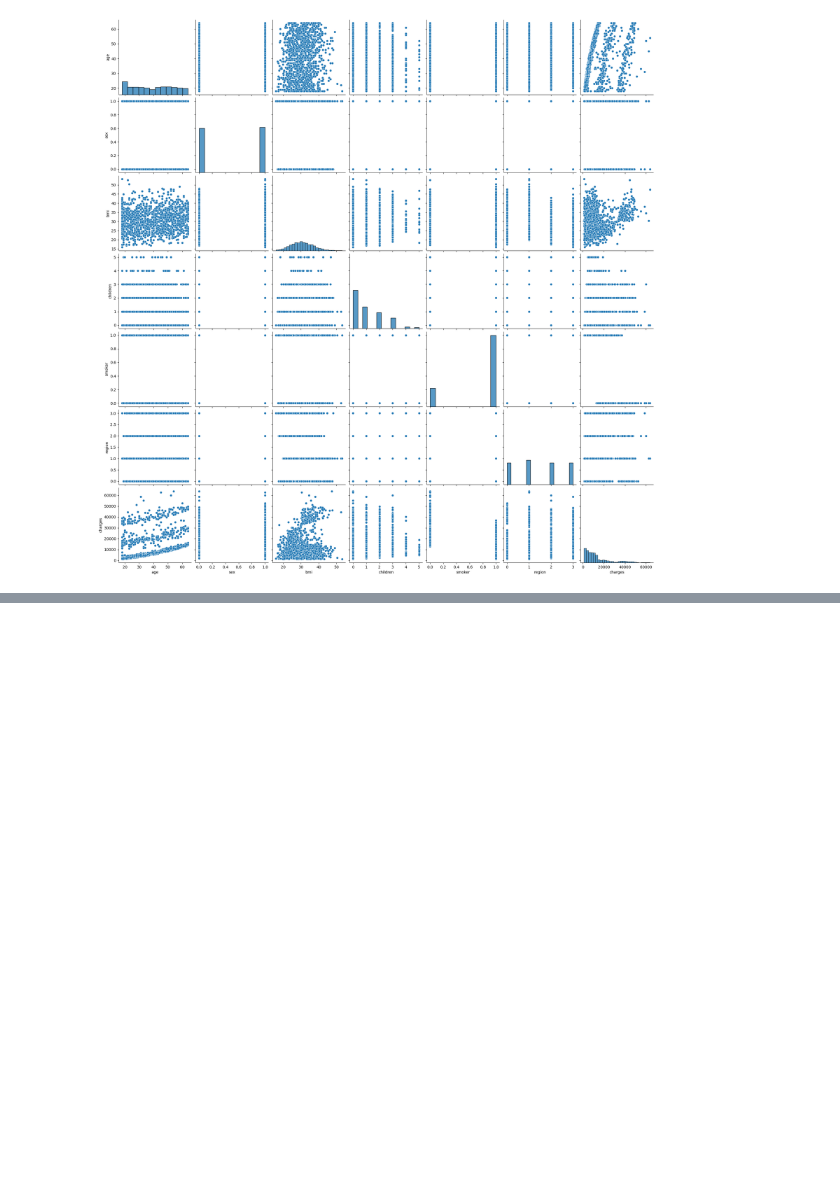
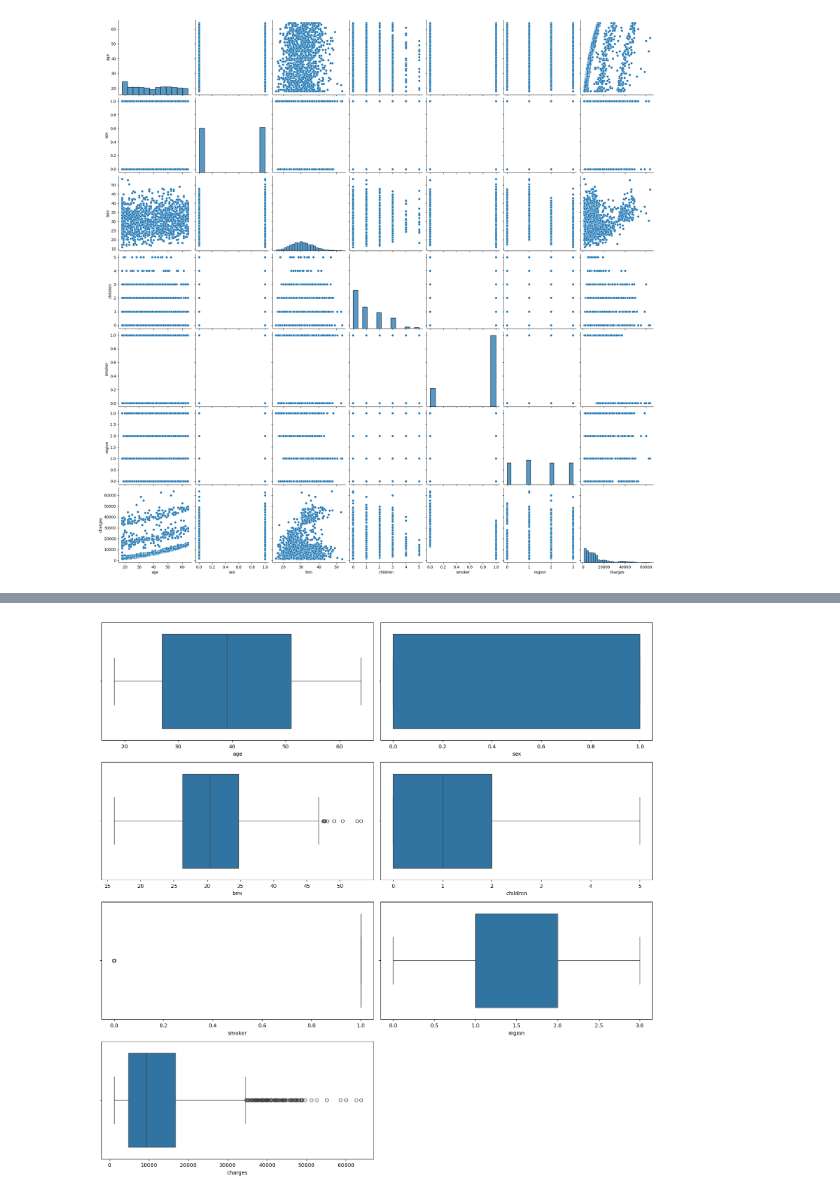
Before and after one commit to Fer-romer/Fer-romer-Linear-Regression, a Jupyter notebook: src/explore.ipynb, the cells around one changed output, grey strips where cells are left out. Cells and saved outputs as stored; diff of their text form; code cells hidden in the pictures; blank space fills up the shorter version.

```diff
--- a/src/explore.ipynb
+++ b/src/explore.ipynb
@@ -418,0 +436,40 @@ sns.pairplot(filt_df, height=3, diag_kind='hist')
+# %%
+fig, axes = plt.subplots(4, 2, figsize = (15, 15))
+
+
+sns.boxplot(ax = axes[0, 0],
+                data = filt_df,
+                    x = "age")
+sns.boxplot(ax = axes[0, 1],
+                data = filt_df,
+                    x = "sex")
+sns.boxplot(ax = axes[1, 0],
+                data = filt_df,
+                    x = "bmi")
+
+
+sns.boxplot(ax = axes[1, 1],
+                data = filt_df,
+                    x = "children")
+sns.boxplot(ax = axes[2, 0],
+                data = filt_df,
+                    x = "smoker")
+sns.boxplot(ax = axes[2, 1],
+                data = filt_df,
+                    x = "region")
+
+
+sns.boxplot(ax = axes[3, 0],
+                data = filt_df,
+                     x = "charges")
+
+# Remove the empty axes
+fig.delaxes(ax = axes[3,1])
+
+# Adjust the layout
+plt.tight_layout()
+
+# Show the plot
+plt.show()
+# %% [output]
+[figure, added]
```
Also changed, not shown: parts of 21 cells of this notebook, 6 other files.
